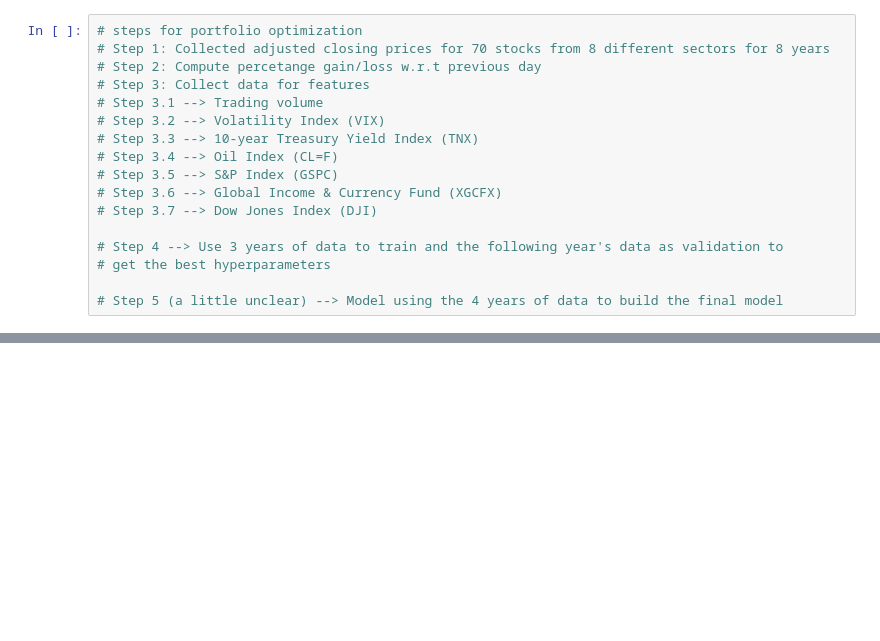
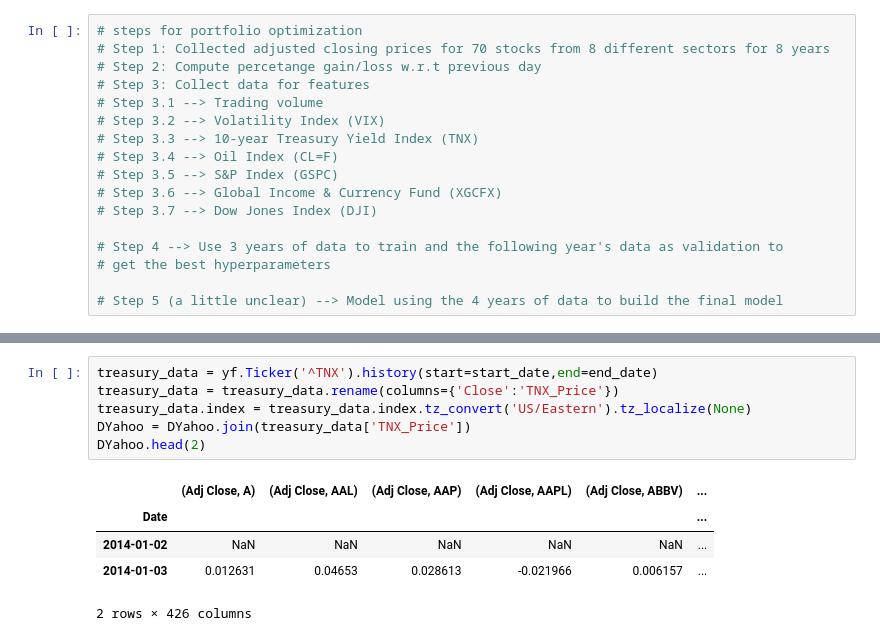
Before and after one commit to sarang2551/Data-Driven-Decisions, a Jupyter notebook: real_world_data.ipynb, the cells around one changed output, grey strips where cells are left out. Saved outputs shown, nothing was run; the diff lists cells and outputs as text; blank space fills up the shorter version.

```diff
--- a/real_world_data.ipynb
+++ b/real_world_data.ipynb
@@ -35,0 +71,12 @@ data.head()
+# %%
+treasury_data = yf.Ticker('^TNX').history(start=start_date,end=end_date)
+treasury_data = treasury_data.rename(columns={'Close':'TNX_Price'})
+treasury_data.index = treasury_data.index.tz_convert('US/Eastern').tz_localize(None)
+DYahoo = DYahoo.join(treasury_data['TNX_Price'])
+DYahoo.head(2)
+# %% [output]
+|  | (Adj Close, A) | (Adj Close, AAL) | (Adj Close, AAP) | (Adj Close, AAPL) | (Adj Close, ABBV) | ... |
+| Date |  |  |  |  |  | ... |
+| 2014-01-02 | NaN | NaN | NaN | NaN | NaN | ... |
+| 2014-01-03 | 0.012631 | 0.04653 | 0.028613 | -0.021966 | 0.006157 | ... |
+2 rows × 426 columns
```
Also changed, not shown: parts of 17 cells of this notebook.
